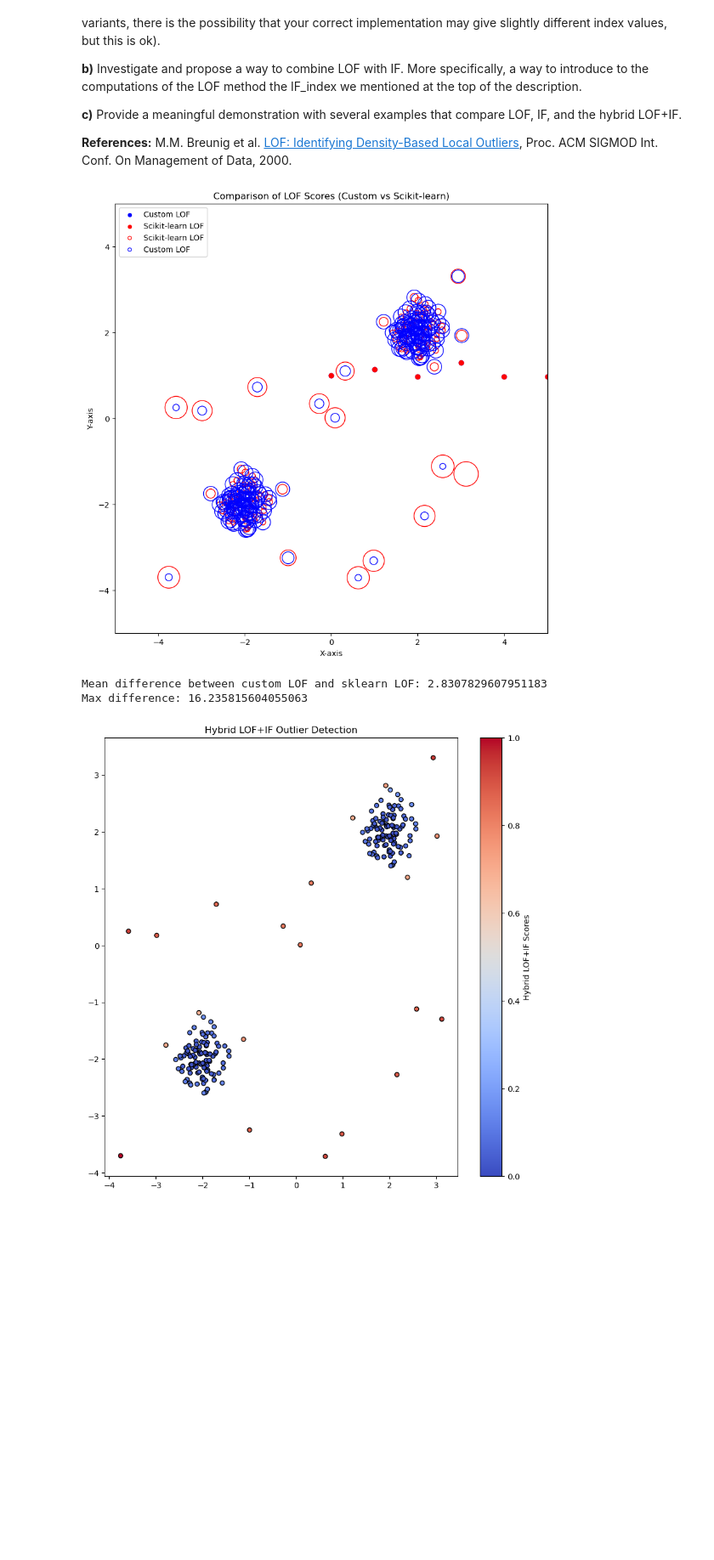
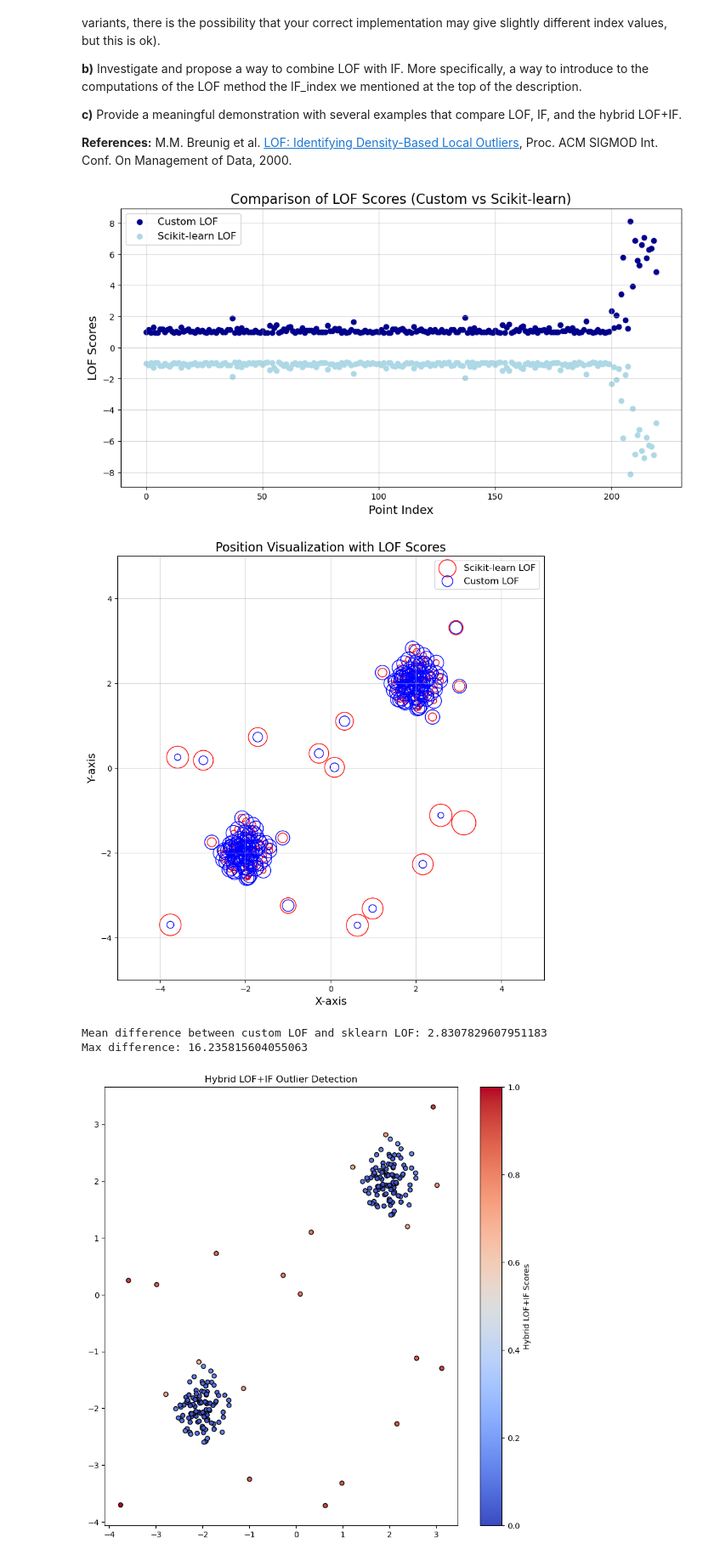
Before and after one commit to yizhi0129/333DA, a Jupyter notebook: Assignments2.ipynb, the cells around one changed output. Shown at 85% size. Cells and saved outputs as stored; diff of their text form; code cells hidden in the pictures; blank space fills up the shorter version.

```diff
--- a/Assignments2.ipynb
+++ b/Assignments2.ipynb
@@ -290,85 +550,114 @@ import numpy as np
 import matplotlib.pyplot as plt
 from sklearn.neighbors import NearestNeighbors, LocalOutlierFactor
 
+# Custom implementation of the LOF algorithm
 def custom_lof(X, n_neighbors=20):
+    # Step 1: Fit the nearest neighbors model and find distances and indices
     nbrs = NearestNeighbors(n_neighbors=n_neighbors + 1).fit(X)
     distances, indices = nbrs.kneighbors(X)
 
-    k_distances = distances[:, 1:]
-    neighbors = indices[:, 1:]
+    # Exclude the point itself (distance to itself is zero)
+    k_distances = distances[:, 1:]  # K-distances (excluding itself)
+    neighbors = indices[:, 1:]  # Indices of K-neighbors (excluding itself)
 
+    # Step 2: Compute the reachability distance for each point
     reach_dist_array = np.zeros_like(k_distances)
-    for i in range(len(X)):
-        for j in range(n_neighbors):
+    for i in range(len(X)):  # Iterate over each point
+        for j in range(n_neighbors):  # Iterate over its neighbors
             neighbor_idx = neighbors[i, j]
+            # Reachability distance is max(k-distance of point and its neighbor)
             reach_dist_array[i, j] = max(k_distances[i, j], k_distances[neighbor_idx, -1])
 
+    # Step 3: Calculate the Local Reachability Density (LRD)
     lrd = n_neighbors / np.sum(reach_dist_array, axis=1)
 
+    # Step 4: Compute the LOF score for each point
     lof_scores = np.zeros_like(lrd)
-    for i in range(len(X)):
+    for i in range(len(X)):  # Iterate over each point
         lof_scores[i] = np.sum(lrd[neighbors[i]] / lrd[i]) / n_neighbors
 
     return lof_scores
 
+# Generate synthetic data for demonstration
 np.random.seed(42)
 
+# Generate inlier data (two Gaussian clusters)
 X_inliers = 0.3 * np.random.randn(100, 2)
-X_inliers = np.r_[X_inliers + 2, X_inliers - 2]
+X_inliers = np.r_[X_inliers + 2, X_inliers - 2]  # Shift the two clusters
 
+# Generate outlier data (uniformly distributed points)
 X_outliers = np.random.uniform(low=-4, high=4, size=(20, 2))
-X = np.r_[X_inliers, X_outliers]
+X = np.r_[X_inliers, X_outliers]  # Combine inliers and outliers
 
+# Scikit-learn LOF implementation
 clf = LocalOutlierFactor(n_neighbors=20, contamination=0.1)
-y_pred_sklearn = clf.fit_predict(X)
-lof_scores_sklearn = clf.negative_outlier_factor_
+y_pred_sklearn = clf.fit_predict(X)  # Outlier prediction
+lof_scores_sklearn = clf.negative_outlier_factor_  # Negative LOF scores
 
+# Custom LOF implementation
 lof_scores_custom = custom_lof(X, n_neighbors=20)
 
-plt.figure(figsize=(10, 10))
-plt.title("Comparison of LOF Scores (Custom vs Scikit-learn)")
-plt.scatter(range(len(X)), lof_scores_custom, color='blue', label='Custom LOF')
-plt.scatter(range(len(X)), -lof_scores_sklearn, color='red', label='Scikit-learn LOF')
-
+# Normalize scores for size visualization
 radius_sklearn = (lof_scores_sklearn.max() - lof_scores_sklearn) / (
     lof_scores_sklearn.max() - lof_scores_sklearn.min()
 )
+radius_custom = (lof_scores_custom.max() - lof_scores_custom) / (
+    lof_scores_custom.max() - lof_scores_custom.min()
+)
+
+# Plot 1: Comparison of LOF scores (value scatter plot)
+plt.figure(figsize=(12, 6))
+plt.title("Comparison of LOF Scores (Custom vs Scikit-learn)", fontsize=16)
+
+# Scatter plot for LOF scores
+plt.scatter(range(len(X)), lof_scores_custom, color='darkblue', label='Custom LOF')
+plt.scatter(range(len(X)), lof_scores_sklearn, color='lightblue', label='Scikit-learn LOF')
+plt.xlabel("Point Index", fontsize=14)
+plt.ylabel("LOF Scores", fontsize=14)
+plt.legend(fontsize=12)
+plt.grid(alpha=0.5)
+plt.show()
+
+# Plot 2: Position-based visualization (size-based scatter plot)
+plt.figure(figsize=(10, 10))
+plt.title("Position Visualization with LOF Scores", fontsize=16)
+
+# Scatter plot for Scikit-learn LOF scores
 plt.scatter(
     X[:, 0],
     X[:, 1],
     s=1000 * radius_sklearn,
     edgecolors="r",
     facecolors="none",
     label="Scikit-learn LOF",
 )
 
-radius_custom = (lof_scores_custom.max() - lof_scores_custom) / (
-    lof_scores_custom.max() - lof_scores_custom.min()
-)
+# Scatter plot for Custom LOF scores
 plt.scatter(
     X[:, 0],
     X[:, 1],
     s=400 * radius_custom,
     edgecolors="b",
     facecolors="none",
     label="Custom LOF",
 )
 
+plt.xlabel("X-axis", fontsize=14)
+plt.ylabel("Y-axis", fontsize=14)
+plt.legend(fontsize=12)
+plt.grid(alpha=0.5)
 plt.axis("tight")
 plt.xlim((-5, 5))
 plt.ylim((-5, 5))
-plt.xlabel("X-axis")
-plt.ylabel("Y-axis")
-legend = plt.legend(loc="upper left")
-for handle in legend.legend_handles:
-    handle._sizes = [20]
 plt.show()
 
+# Evaluate and print the differences between custom and sklearn LOF scores
 diff = np.abs(lof_scores_sklearn - lof_scores_custom)
 print("Mean difference between custom LOF and sklearn LOF:", np.mean(diff))
 print("Max difference:", np.max(diff))
 # %% [output]
-[figure, old version]
+[figure, new version]
+[figure, added]
 Mean difference between custom LOF and sklearn LOF: 2.8307829607951183
 Max difference: 16.235815604055063
 # %%
```
Also changed, not shown: parts of 17 cells of this notebook.
